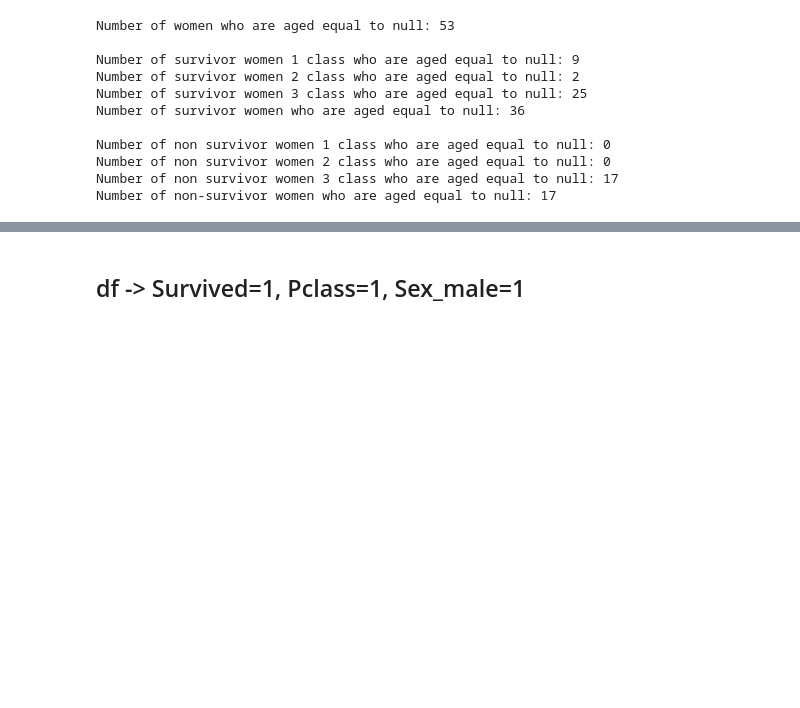
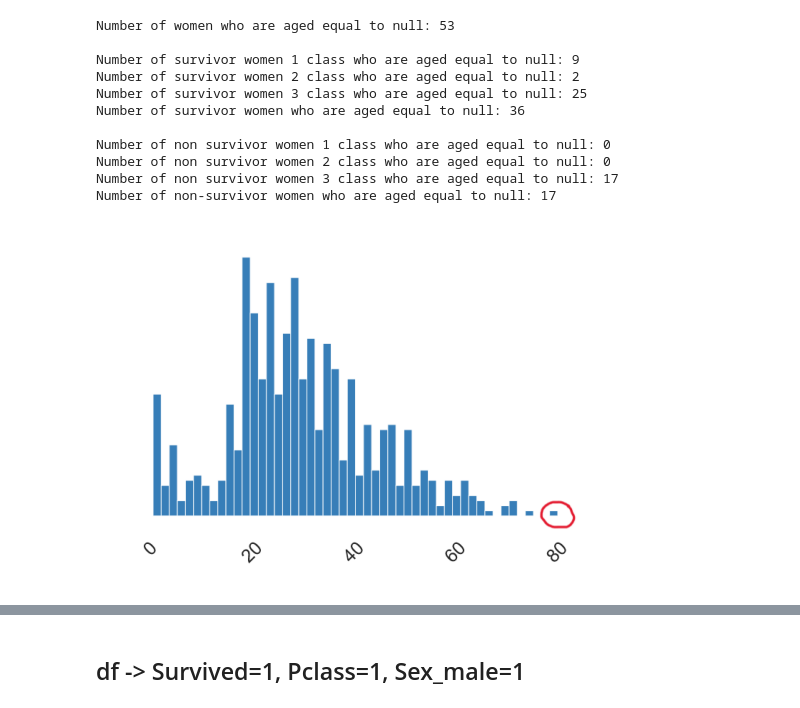
Before and after one commit to Rot72/Titanic-kaggle, a Jupyter notebook: titanic.ipynb, the cells around one changed output, grey strips where cells are left out. Cells and saved outputs as stored; diff of their text form; code cells hidden in the pictures; blank space fills up the shorter version.

Commit message:
reports
reports from ydata_profiling

```diff
--- a/titanic.ipynb
+++ b/titanic.ipynb
@@ -394,3 +533,11 @@ Number of non survivor women 1 class who are aged equal to null: 0
 Number of non survivor women 2 class who are aged equal to null: 0
 Number of non survivor women 3 class who are aged equal to null: 17
 Number of non-survivor women who are aged equal to null: 17
+# %%
+img = mpimg.imread('report_age.png')
+plt.imshow(img)
+plt.axis('off')
+
+plt.show()
+# %% [output]
+[figure, added]
```
Also changed, not shown: parts of 118 cells of this notebook, 2 other files.
